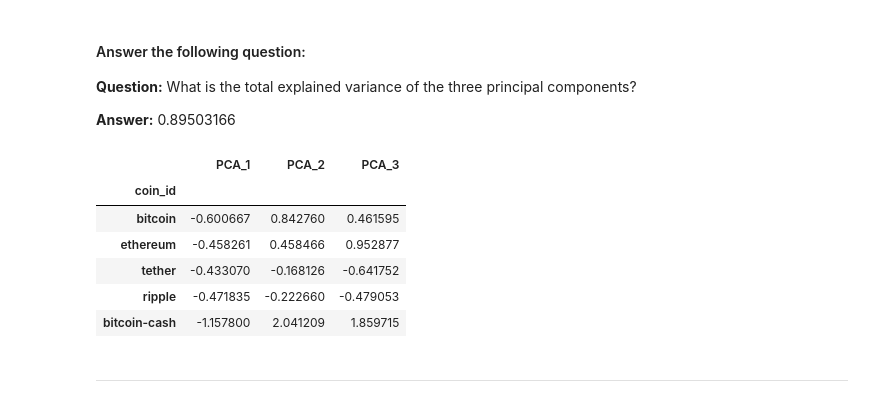
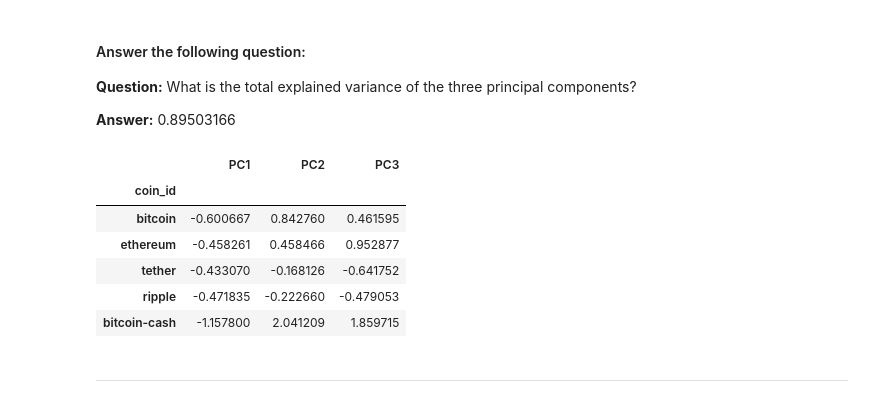
Before and after one commit to Tiiide/CryptoClustering, a Jupyter notebook: CryptoClustering/Crypto_Clustering.ipynb, the cells around one changed output. Drawn from its saved outputs; the diff is of its cells as text; code cells hidden in the pictures.

```diff
--- a/CryptoClustering/Crypto_Clustering.ipynb
+++ b/CryptoClustering/Crypto_Clustering.ipynb
@@ -242,19 +244,20 @@ array([0.3719856 , 0.34700813, 0.17603793])
 # %%
 # Create a new DataFrame with the PCA data.
 
 # Creating a DataFrame with the PCA data
-df_pca = pd.DataFrame(pca_data, columns=["PCA_" + str(x) for x in range(1, n_components + 1)])
+df_pca = pd.DataFrame(pca_data, columns=["PC" + str(x) for x in range(1, n_components + 1)])
+# df_pca = pd.DataFrame(pca_data)
 
 # Copy the crypto names from the original data
 df_pca['coin_id'] = df_market_data2['coin_id']
 
 # Set the coinid column as index
 df_pca.set_index('coin_id', inplace=True)
 
 # Display sample data
 df_pca.head()
 # %% [output]
-|  | PCA_1 | PCA_2 | PCA_3 |
+|  | PC1 | PC2 | PC3 |
 | coin_id |  |  |  |
 | bitcoin | -0.600667 | 0.842760 | 0.461595 |
 | ethereum | -0.458261 | 0.458466 | 0.952877 |
```
Also changed, not shown: parts of 4 cells of this notebook, 1 other file.
